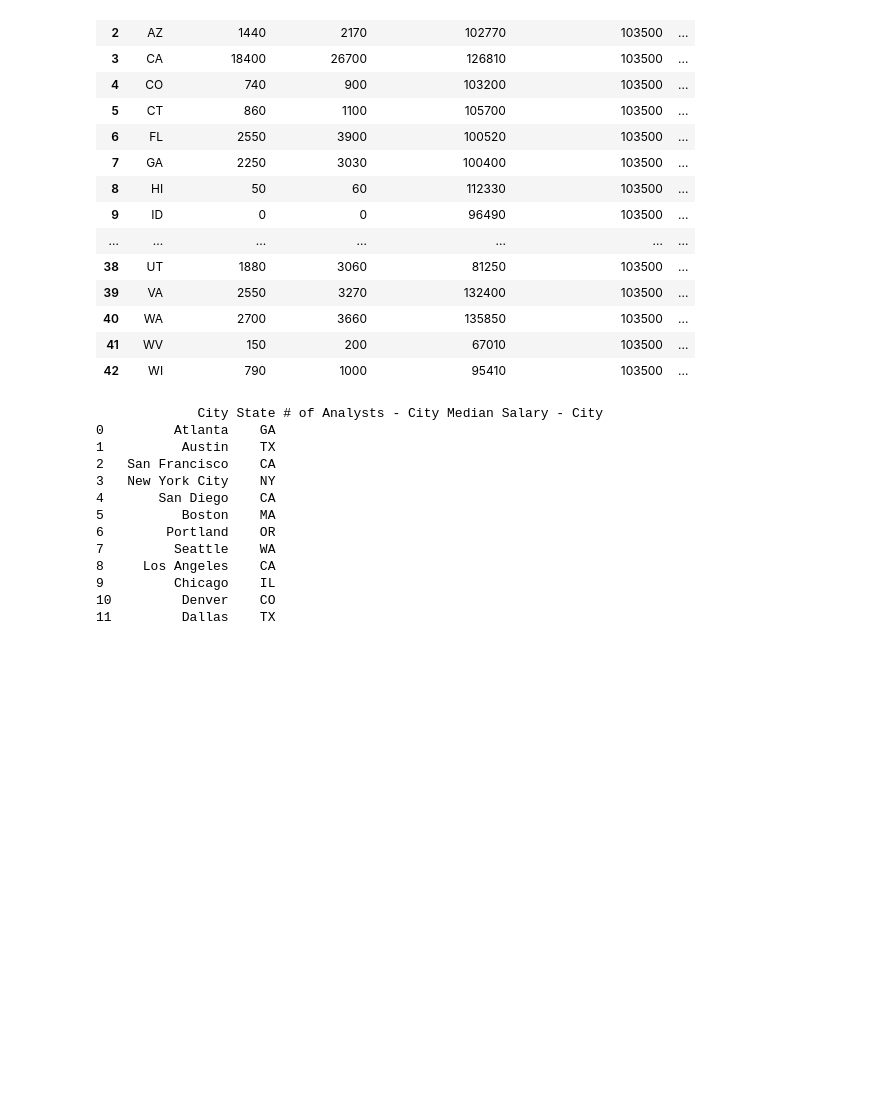
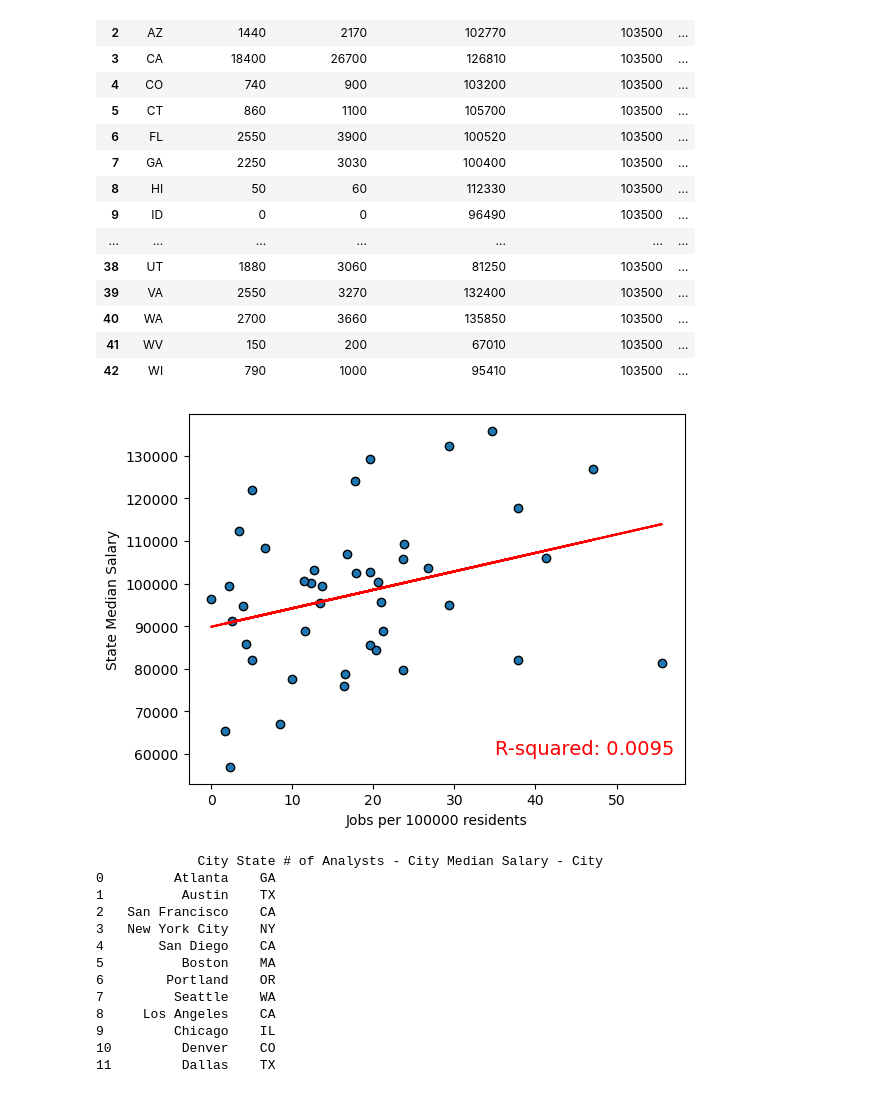
Before and after one commit to peatk/Group3_Project_-1, a Jupyter notebook: DataAnalysisDataAnalysts - claire_copy.ipynb, the cells around one changed output. Drawn from its saved outputs; the diff is of its cells as text; code cells hidden in the pictures; blank space fills up the shorter version.

```diff
--- a/DataAnalysisDataAnalysts - claire_copy.ipynb
+++ b/DataAnalysisDataAnalysts - claire_copy.ipynb
@@ -272,7 +274,25 @@ Median Salary (National)      int64
 #Calculate the number of jobs in each state per capita
 #states_with_pop['Estimated Jobs'] / states_with_pop['2022 Population Estimates']
 states_with_pop['Jobs per Capita'] = ''
+states_with_pop['Jobs per Capita (E-5)'] = ''
 states_with_pop
+for index, row in states_with_pop.iterrows():
+    #get the number of estimated jobs and population
+    estimated_jobs = row['Estimated Jobs']
+    population = row['2022 Population Estimates']
+
+    #calculate the number of jobs per capita
+    jobs_per_capita = estimated_jobs / population
+
+    #add to appropriate column
+    states_with_pop.loc[index, 'Jobs per Capita'] = jobs_per_capita
+
+    #convert the number of jobs per capita by multiplying by 100000
+    adj_jobs_per_capita = jobs_per_capita * 100000
+    states_with_pop.loc[index, 'Jobs per Capita (E-5)'] = adj_jobs_per_capita
+
+
+states_with_pop
 # %% [output]
 |  | State | Estimated Jobs | Projected Jobs | Median Salary (State) | Median Salary (National) | ... |
 | 0 | AL | 220 | 280 | 85870 | 103500 | ... |
@@ -294,3 +328,18 @@ states_with_pop
+# %%
+#Plot the jobs per capita (E-5) vs Median Salary (State) on a scatter plot
+plt.scatter(states_with_pop['Jobs per Capita (E-5)'].astype(float), states_with_pop['Median Salary (State)'].astype(float),
+            marker = 'o', edgecolors='black')
+plt.xlabel('Data Scientists per 100000 residents')
+plt.ylabel('State Median Salary')
+y_values = lin_regress_values(states_with_pop['Jobs per Capita (E-5)'].astype(float), states_with_pop['Median Salary (State)'].astype(float))
+plt.plot(states_with_pop['Jobs per Capita (E-5)'].astype(float), y_values, color='red')
+
+r_squared = (lin_regress_r(states_with_pop['Jobs per Capita (E-5)'].astype(float), states_with_pop['Median Salary (State)'].astype(float)) ) ** 2
+print_rsq = f'R-squared: {r_squared:.4f}'
+plt.text(35, 60000, print_rsq, color='red', fontsize=14)
+plt.show()
+# %% [output]
+[figure, added]
 # %%
 #include Pete's script
 city_state = {
```
Also changed, not shown: parts of 5 cells of this notebook.
